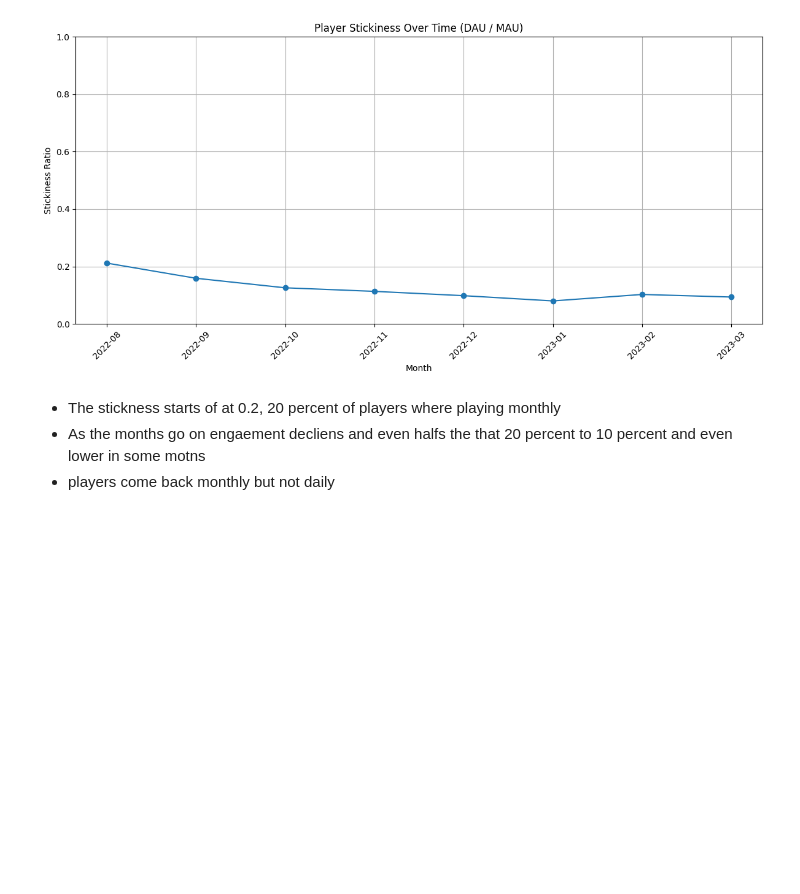
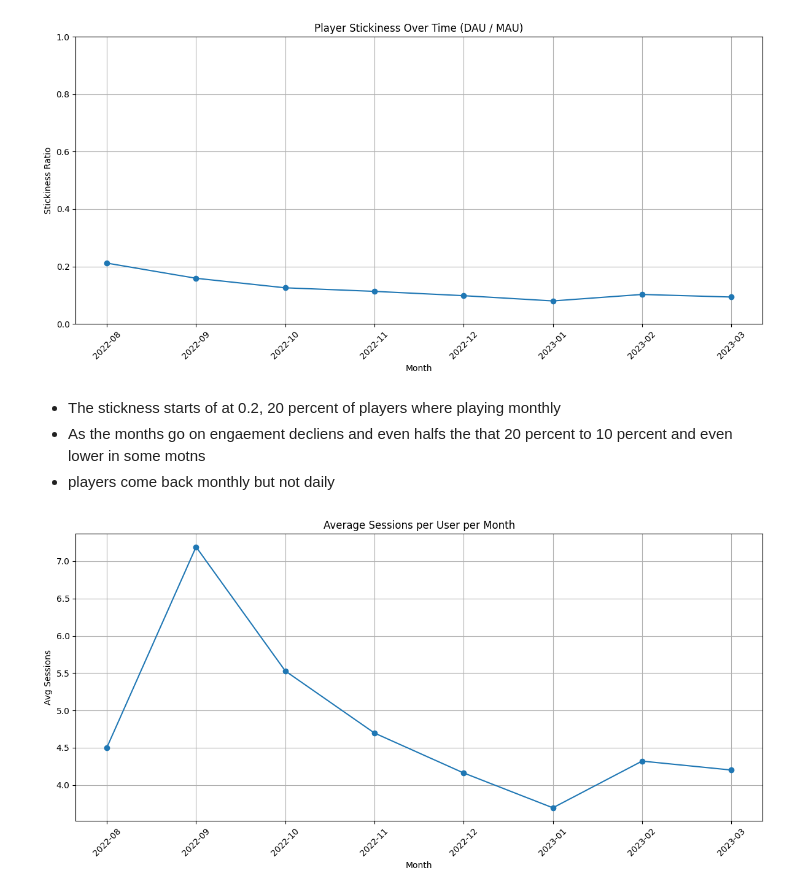
Before and after one commit to itcOnlineGaming/-GA_25_P1_Part3_Joshua_Boyce_Hyland, a Jupyter notebook: part3/function test.ipynb, the cells around one changed output. Cells and saved outputs as stored; diff of their text form; code cells hidden in the pictures; blank space fills up the shorter version.

Commit message:
#3.6 Session analysis and visualisation

```diff
--- a/part3/function test.ipynb
+++ b/part3/function test.ipynb
@@ -77,3 +77,17 @@ plt.show()
 - The stickness starts of at 0.2, 20 percent of players where playing monthly
 - As the months go on engaement decliens and even halfs the that 20 percent to 10 percent and even lower in some motns
 - players come back monthly but not daily
+# %%
+avg_session_per_user = functions.get_avg_sessions_per_month()
+# %%
+plt.figure(figsize=(12, 6))
+plt.plot(avg_session_per_user['YearMonth'], avg_session_per_user['AvgSessionsPerUser'], marker='o')
+plt.title("Average Sessions per User per Month")
+plt.xlabel("Month")
+plt.ylabel("Avg Sessions")
+plt.xticks(rotation=45)
+plt.grid(True)
+plt.tight_layout()
+plt.show()
+# %% [output]
+[figure, added]
```
Also changed, not shown: 1 other file.
